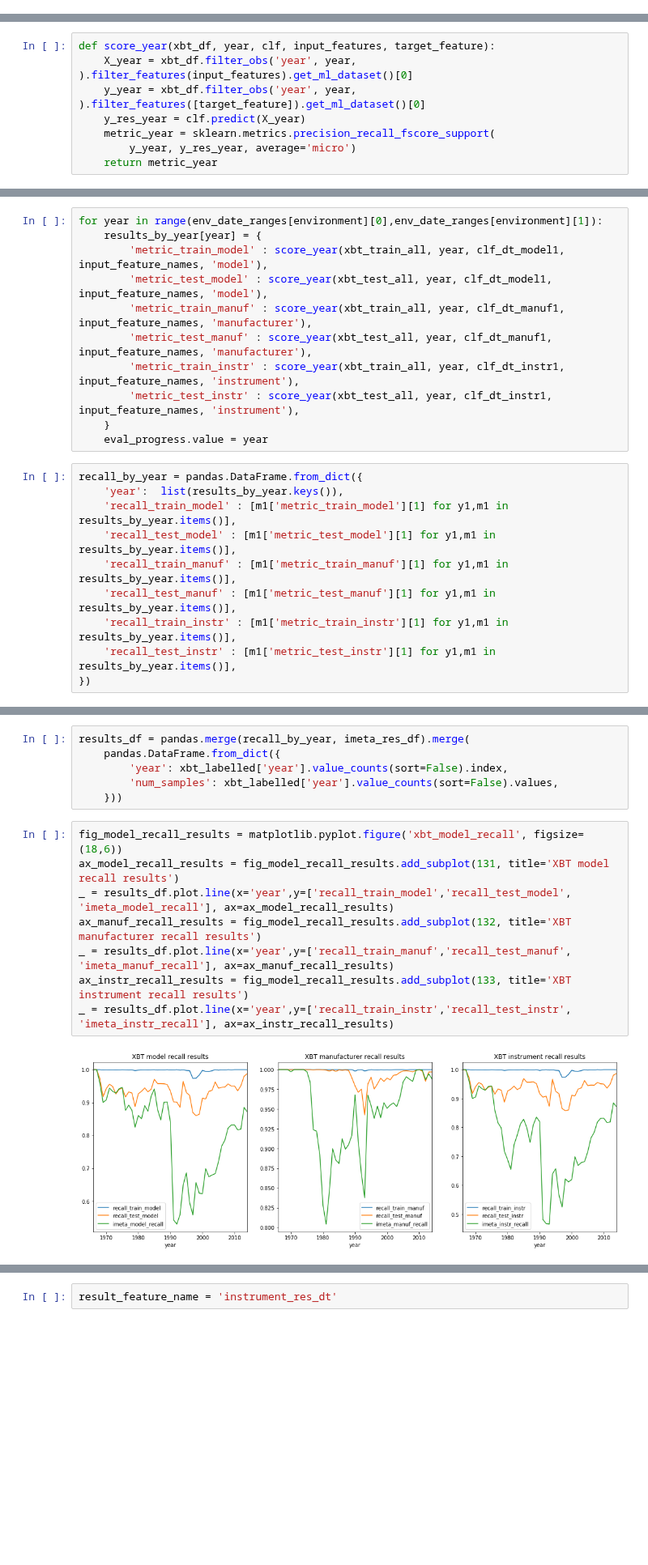
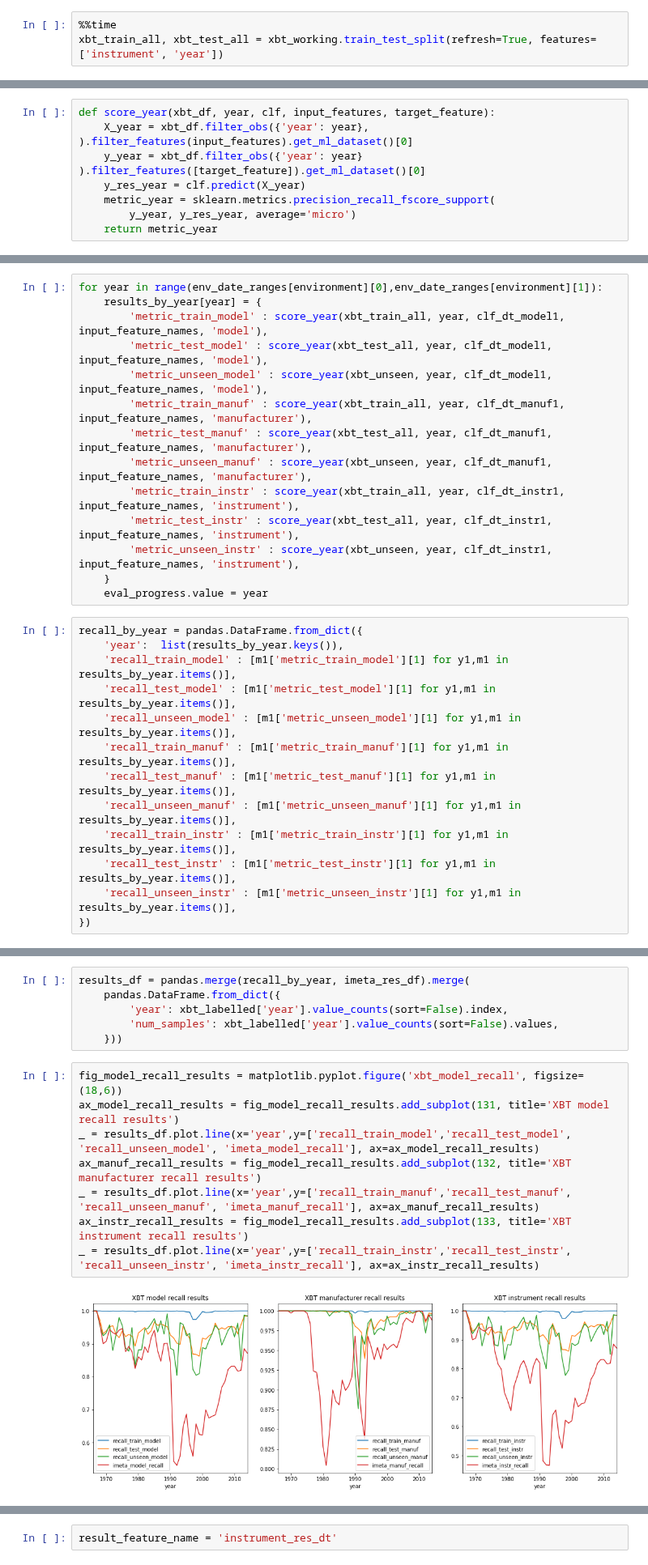
Before and after one commit to MetOffice/XBTs_classification, a Jupyter notebook: classification/imeta_ml_tree.ipynb, the cells around one changed output, grey strips where cells are left out. Shown at 81% size. Saved outputs shown, nothing was run; the diff lists cells and outputs as text; blank space fills up the shorter version.

```diff
--- a/classification/imeta_ml_tree.ipynb
+++ b/classification/imeta_ml_tree.ipynb
@@ -92,0 +123,3 @@ _ = xbt_labelled.get_ml_dataset(return_data = False)
+# %%
+%%time
+xbt_train_all, xbt_test_all = xbt_working.train_test_split(refresh=True, features=['instrument', 'year'])
@@ -305,8 +391,8 @@ The contents of the XBT dataset varies over the time period, so previous papers
 To do this we apply the classifier to the train and test data for each year separetly and calculate the metrics year by year.
 # %%
 def score_year(xbt_df, year, clf, input_features, target_feature):
-    X_year = xbt_df.filter_obs('year', year, ).filter_features(input_features).get_ml_dataset()[0]
-    y_year = xbt_df.filter_obs('year', year, ).filter_features([target_feature]).get_ml_dataset()[0]
+    X_year = xbt_df.filter_obs({'year': year}, ).filter_features(input_features).get_ml_dataset()[0]
+    y_year = xbt_df.filter_obs({'year': year} ).filter_features([target_feature]).get_ml_dataset()[0]
     y_res_year = clf.predict(X_year)
     metric_year = sklearn.metrics.precision_recall_fscore_support(
         y_year, y_res_year, average='micro')
@@ -326,10 +412,13 @@ for year in range(env_date_ranges[environment][0],env_date_ranges[environment][1
     results_by_year[year] = {
         'metric_train_model' : score_year(xbt_train_all, year, clf_dt_model1, input_feature_names, 'model'),
         'metric_test_model' : score_year(xbt_test_all, year, clf_dt_model1, input_feature_names, 'model'),
+        'metric_unseen_model' : score_year(xbt_unseen, year, clf_dt_model1, input_feature_names, 'model'),
         'metric_train_manuf' : score_year(xbt_train_all, year, clf_dt_manuf1, input_feature_names, 'manufacturer'),
         'metric_test_manuf' : score_year(xbt_test_all, year, clf_dt_manuf1, input_feature_names, 'manufacturer'),
+        'metric_unseen_manuf' : score_year(xbt_unseen, year, clf_dt_manuf1, input_feature_names, 'manufacturer'),
         'metric_train_instr' : score_year(xbt_train_all, year, clf_dt_instr1, input_feature_names, 'instrument'),
         'metric_test_instr' : score_year(xbt_test_all, year, clf_dt_instr1, input_feature_names, 'instrument'),
+        'metric_unseen_instr' : score_year(xbt_unseen, year, clf_dt_instr1, input_feature_names, 'instrument'),
     }
     eval_progress.value = year
 # %%
@@ -337,10 +426,13 @@ recall_by_year = pandas.DataFrame.from_dict({
     'year':  list(results_by_year.keys()),
     'recall_train_model' : [m1['metric_train_model'][1] for y1,m1 in results_by_year.items()],
     'recall_test_model' : [m1['metric_test_model'][1] for y1,m1 in results_by_year.items()],
+    'recall_unseen_model' : [m1['metric_unseen_model'][1] for y1,m1 in results_by_year.items()],
     'recall_train_manuf' : [m1['metric_train_manuf'][1] for y1,m1 in results_by_year.items()],
     'recall_test_manuf' : [m1['metric_test_manuf'][1] for y1,m1 in results_by_year.items()],
+    'recall_unseen_manuf' : [m1['metric_unseen_manuf'][1] for y1,m1 in results_by_year.items()],
     'recall_train_instr' : [m1['metric_train_instr'][1] for y1,m1 in results_by_year.items()],
     'recall_test_instr' : [m1['metric_test_instr'][1] for y1,m1 in results_by_year.items()],
+    'recall_unseen_instr' : [m1['metric_unseen_instr'][1] for y1,m1 in results_by_year.items()],
 })
 # %%
 model_encoder = xbt_labelled._feature_encoders['model']
@@ -384,13 +476,13 @@ results_df = pandas.merge(recall_by_year, imeta_res_df).merge(
 # %%
 fig_model_recall_results = matplotlib.pyplot.figure('xbt_model_recall', figsize=(18,6))
 ax_model_recall_results = fig_model_recall_results.add_subplot(131, title='XBT model recall results')
-_ = results_df.plot.line(x='year',y=['recall_train_model','recall_test_model', 'imeta_model_recall'], ax=ax_model_recall_results)
+_ = results_df.plot.line(x='year',y=['recall_train_model','recall_test_model', 'recall_unseen_model', 'imeta_model_recall'], ax=ax_model_recall_results)
 ax_manuf_recall_results = fig_model_recall_results.add_subplot(132, title='XBT manufacturer recall results')
-_ = results_df.plot.line(x='year',y=['recall_train_manuf','recall_test_manuf', 'imeta_manuf_recall'], ax=ax_manuf_recall_results)
+_ = results_df.plot.line(x='year',y=['recall_train_manuf','recall_test_manuf', 'recall_unseen_manuf', 'imeta_manuf_recall'], ax=ax_manuf_recall_results)
 ax_instr_recall_results = fig_model_recall_results.add_subplot(133, title='XBT instrument recall results')
-_ = results_df.plot.line(x='year',y=['recall_train_instr','recall_test_instr', 'imeta_instr_recall'], ax=ax_instr_recall_results)
+_ = results_df.plot.line(x='year',y=['recall_train_instr','recall_test_instr', 'recall_unseen_instr', 'imeta_instr_recall'], ax=ax_instr_recall_results)
 # %% [output]
-[figure, old version]
+[figure, new version]
 # %%
 results_df['improvement_model'] = results_df.apply(lambda r1: ((r1['recall_test_model'] /  r1['imeta_model_recall'])-1)*100.0 , axis=1)
 results_df['improvement_manuf'] = results_df.apply(lambda r1: ((r1['recall_test_manuf'] /  r1['imeta_manuf_recall'])-1)*100.0 , axis=1)
```
Also changed, not shown: parts of 27 cells of this notebook, 5 other files.
